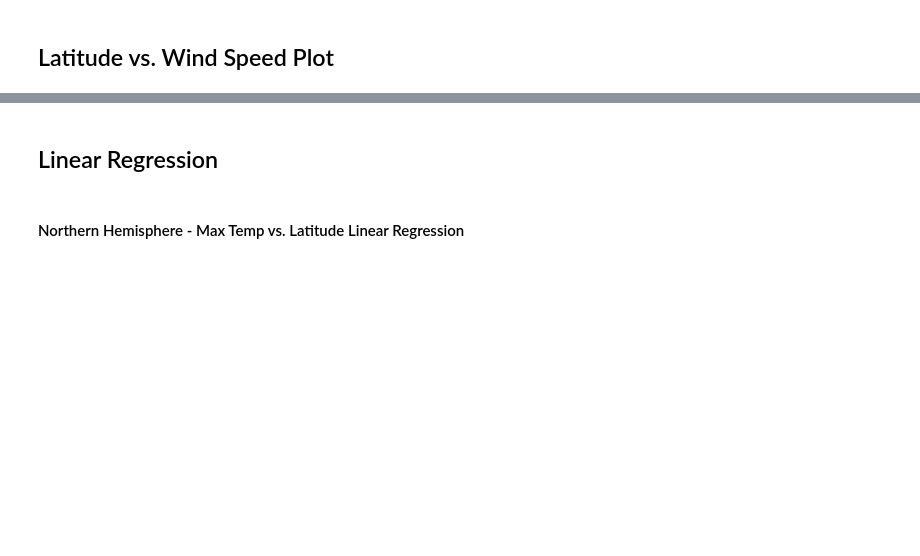
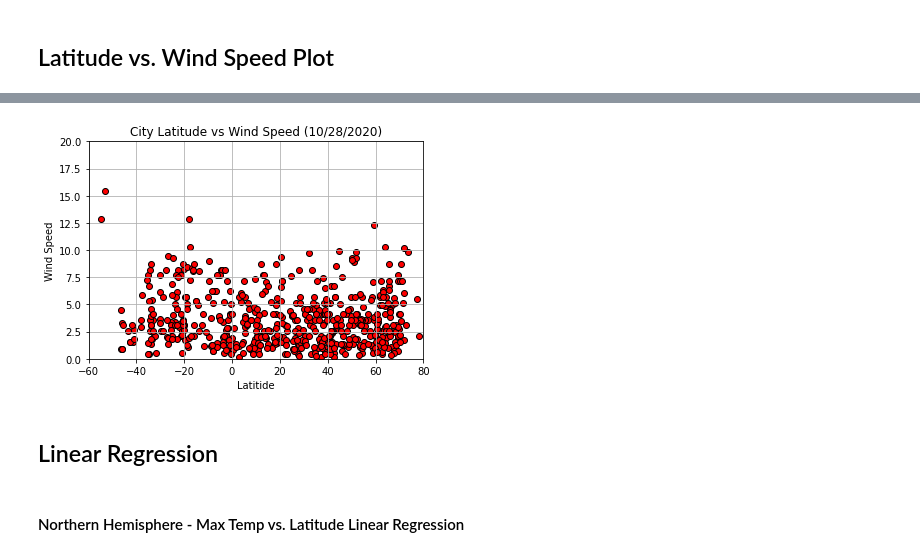
Before and after one commit to khbader101/python_api_challenge, a Jupyter notebook: weatherpy/WeatherPy.ipynb, the cells around one changed output, grey strips where cells are left out. Drawn from its saved outputs; the diff is of its cells as text; code cells hidden in the pictures; blank space fills up the shorter version.

```diff
--- a/weatherpy/WeatherPy.ipynb
+++ b/weatherpy/WeatherPy.ipynb
@@ -254,3 +293,20 @@ Int64Index([], dtype='int64')
+# %%
+plt.scatter(city_data["Lat"], city_data["Wind Speed"], marker='o',color = "red", edgecolors= "black")
+plt.title("City Latitude vs Wind Speed (10/28/2020)")
+
+
+plt.ylabel("Wind Speed")
+plt.xlabel("Latitide")
+plt.ylim(0,20)
+plt.xlim(-60, 80)
+plt.grid()
+
+
+plt.savefig("Lat_Vs_WindSpeed.png")
+
+plt.show()
+# %% [output]
+[figure, added]
 # %% [markdown]
 ## Linear Regression
 # %% [markdown]
```
Also changed, not shown: parts of 7 cells of this notebook, 4 other files.
